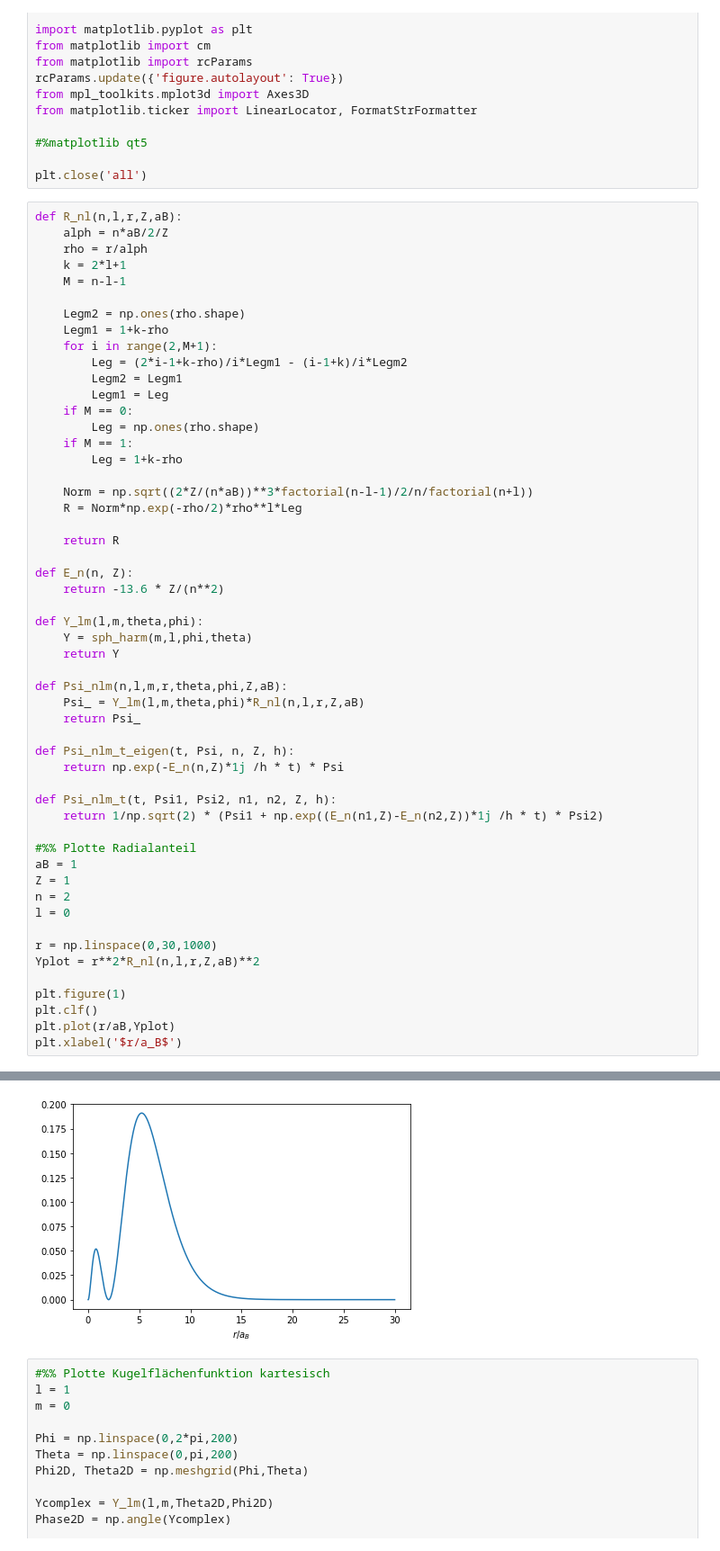
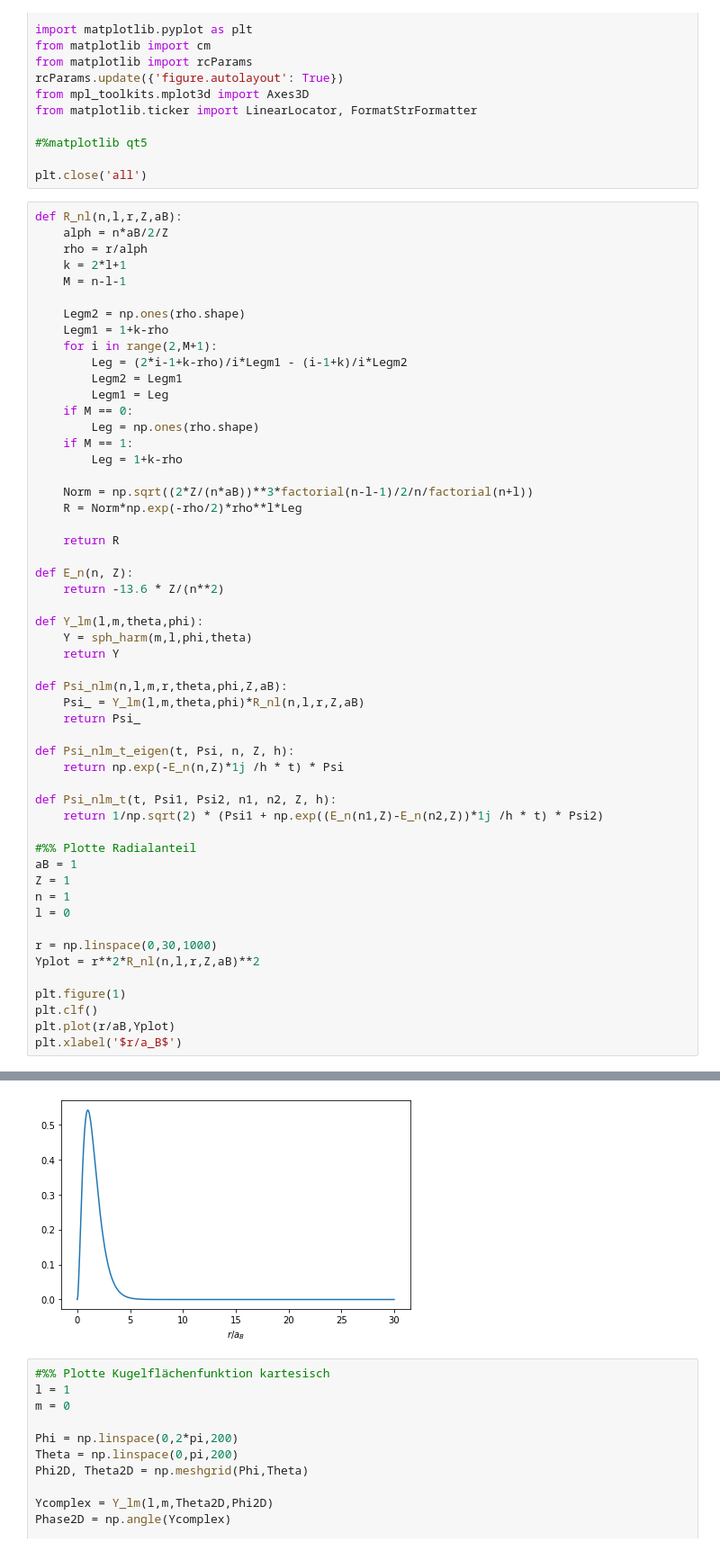
Before and after one commit to fexfl/PEP, a Jupyter notebook: PEP3.10 Wasserstoffatom.ipynb, the cells around one changed output, grey strips where cells are left out. Shown: that part at 90% size. Saved outputs shown, nothing was run; the diff lists cells and outputs as text.

```diff
--- a/PEP3.10 Wasserstoffatom.ipynb
+++ b/PEP3.10 Wasserstoffatom.ipynb
@@ -42,35 +42,35 @@ def E_n(n, Z):
     return -13.6 * Z/(n**2)
 
 def Y_lm(l,m,theta,phi):
     Y = sph_harm(m,l,phi,theta)
     return Y
 
 def Psi_nlm(n,l,m,r,theta,phi,Z,aB):
     Psi_ = Y_lm(l,m,theta,phi)*R_nl(n,l,r,Z,aB)
     return Psi_
 
 def Psi_nlm_t_eigen(t, Psi, n, Z, h):
     return np.exp(-E_n(n,Z)*1j /h * t) * Psi
 
 def Psi_nlm_t(t, Psi1, Psi2, n1, n2, Z, h):
     return 1/np.sqrt(2) * (Psi1 + np.exp((E_n(n1,Z)-E_n(n2,Z))*1j /h * t) * Psi2)
 
 #%% Plotte Radialanteil
 aB = 1
 Z = 1
-n = 2
+n = 1
 l = 0
 
 r = np.linspace(0,30,1000)
 Yplot = r**2*R_nl(n,l,r,Z,aB)**2
 
 plt.figure(1)
 plt.clf()
 plt.plot(r/aB,Yplot)
 plt.xlabel('$r/a_B$')
 # %% [output]
 Text(0.5, 0, '$r/a_B$')
-[figure, old version]
+[figure, new version]
 # %%
 #%% Plotte Kugelflächenfunktion kartesisch
 l = 1
```
Also changed, not shown: 1 other file.
